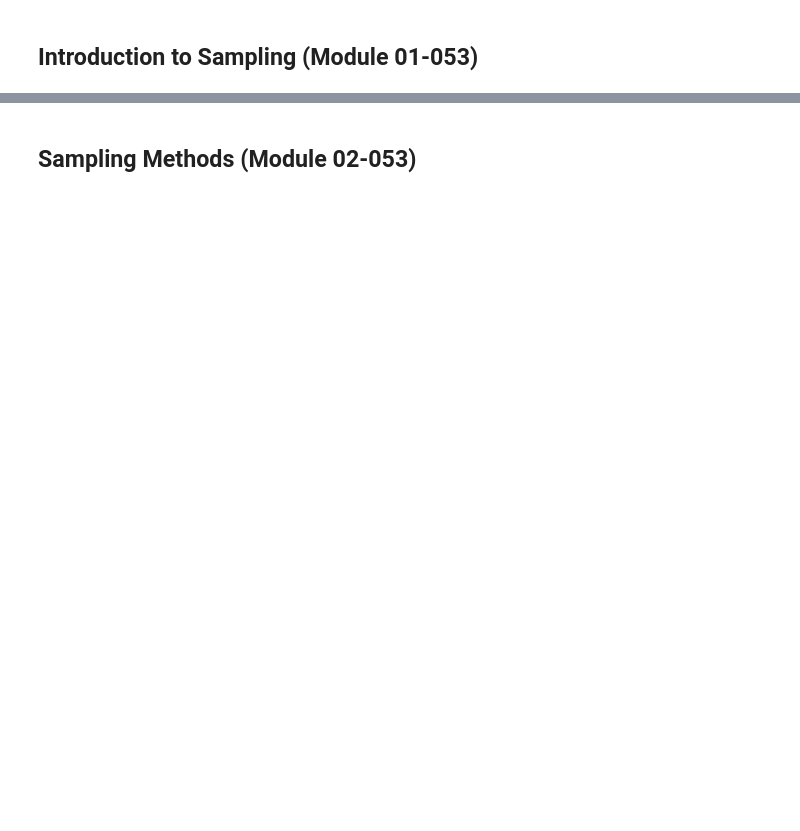
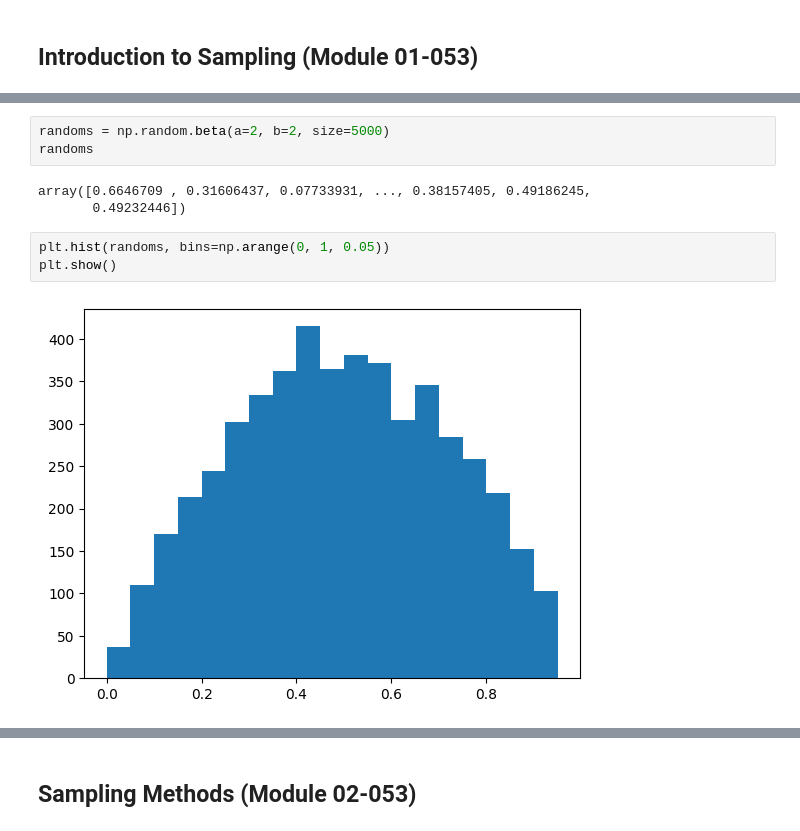
Before and after one commit to mcabas/Datacamp_Notebook, a Jupyter notebook: DataCamp.Course_053_Sampling in Python.ipynb, the cells around one changed output, grey strips where cells are left out. Drawn from its saved outputs; the diff is of its cells as text; blank space fills up the shorter version.

```diff
--- a/DataCamp.Course_053_Sampling in Python.ipynb
+++ b/DataCamp.Course_053_Sampling in Python.ipynb
@@ -68,0 +359,11 @@ display(
+# %%
+randoms = np.random.beta(a=2, b=2, size=5000)
+randoms
+# %% [output]
+array([0.6646709 , 0.31606437, 0.07733931, ..., 0.38157405, 0.49186245,
+       0.49232446])
+# %%
+plt.hist(randoms, bins=np.arange(0, 1, 0.05))
+plt.show()
+# %% [output]
+[figure, added]
```
Also changed, not shown: parts of 69 cells of this notebook, 4 other files.
